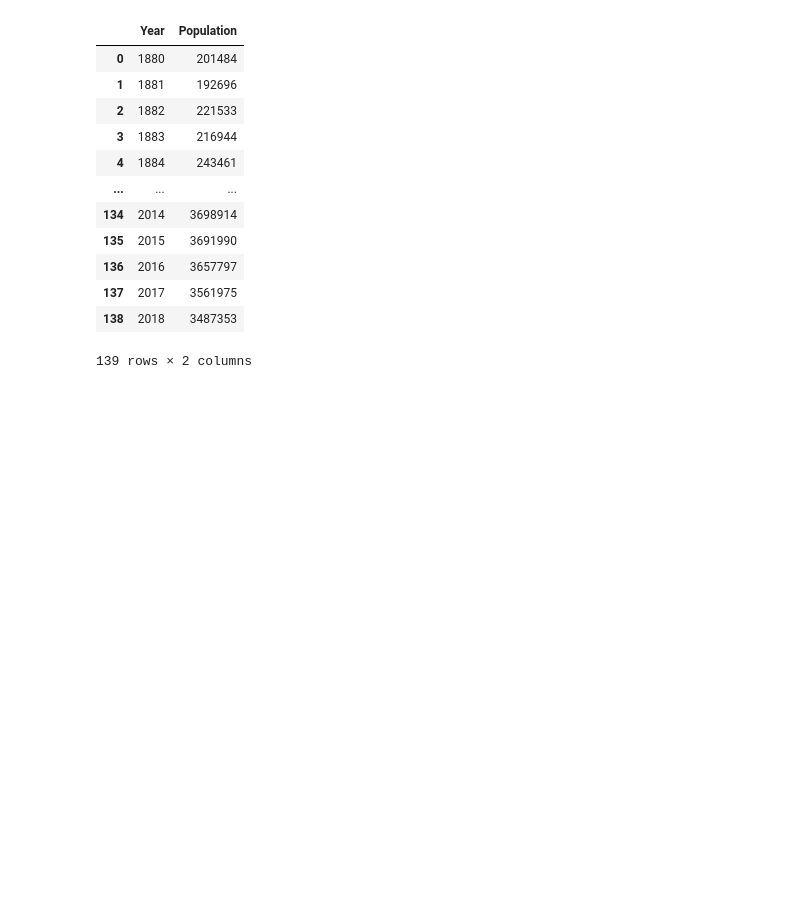
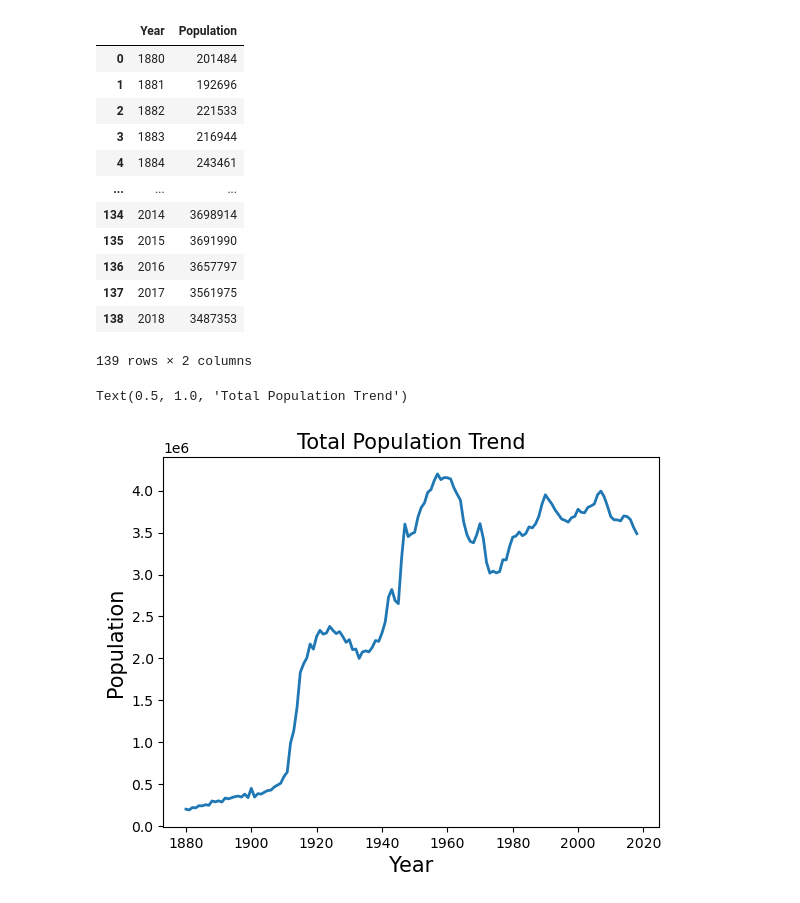
Before and after one commit to Priyagha/US_Name_Trends, a Jupyter notebook: US_Name_Trends.ipynb, the cells around one changed output. Cells and saved outputs as stored; diff of their text form; code cells hidden in the pictures; blank space fills up the shorter version.

Commit message:
Visualizing Population Trend

```diff
--- a/US_Name_Trends.ipynb
+++ b/US_Name_Trends.ipynb
@@ -64,3 +64,12 @@ total_pop
 | 137 | 2017 | 3561975 |
 | 138 | 2018 | 3487353 |
 139 rows × 2 columns
+# %%
+#Plotting the Population Trend
+plt.plot(total_pop.Year, total_pop.Population, linewidth=2)
+plt.xlabel('Year', fontsize=15)
+plt.ylabel('Population', fontsize=15)
+plt.title('Total Population Trend', fontsize=15)
+# %% [output]
+Text(0.5, 1.0, 'Total Population Trend')
+[figure, added]
```
